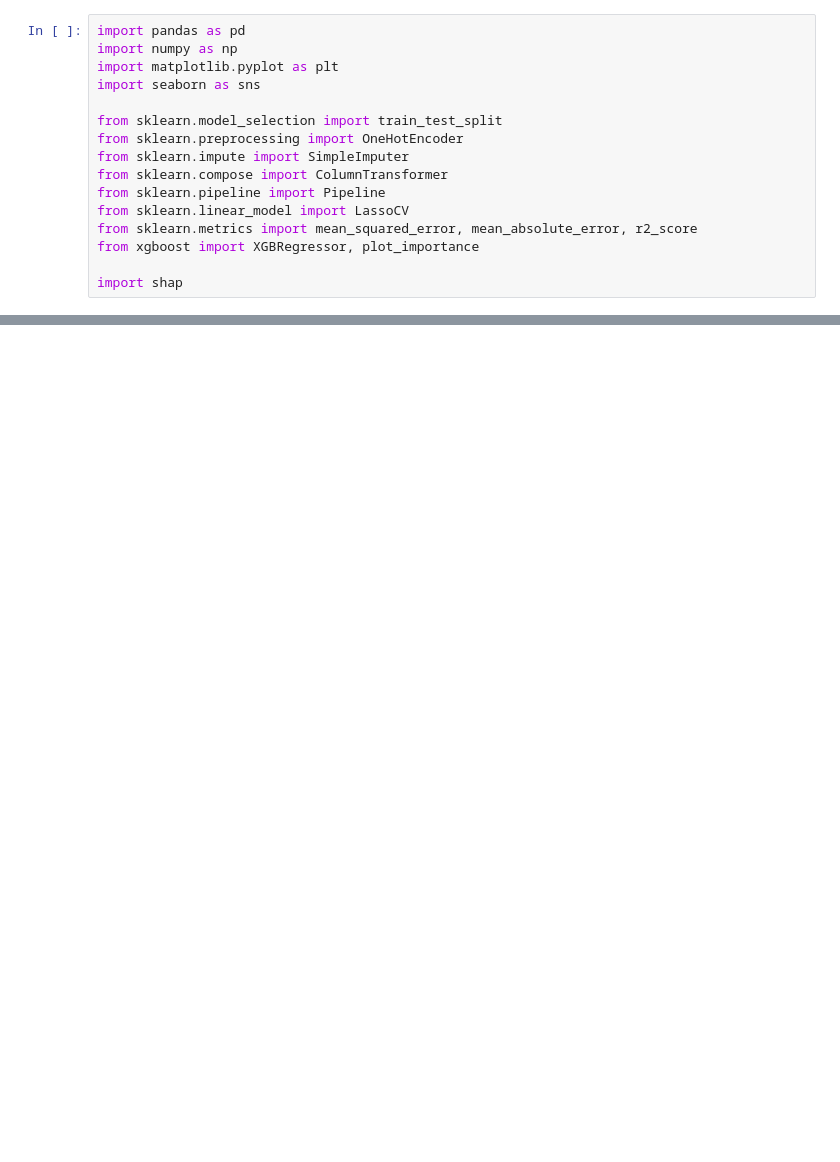
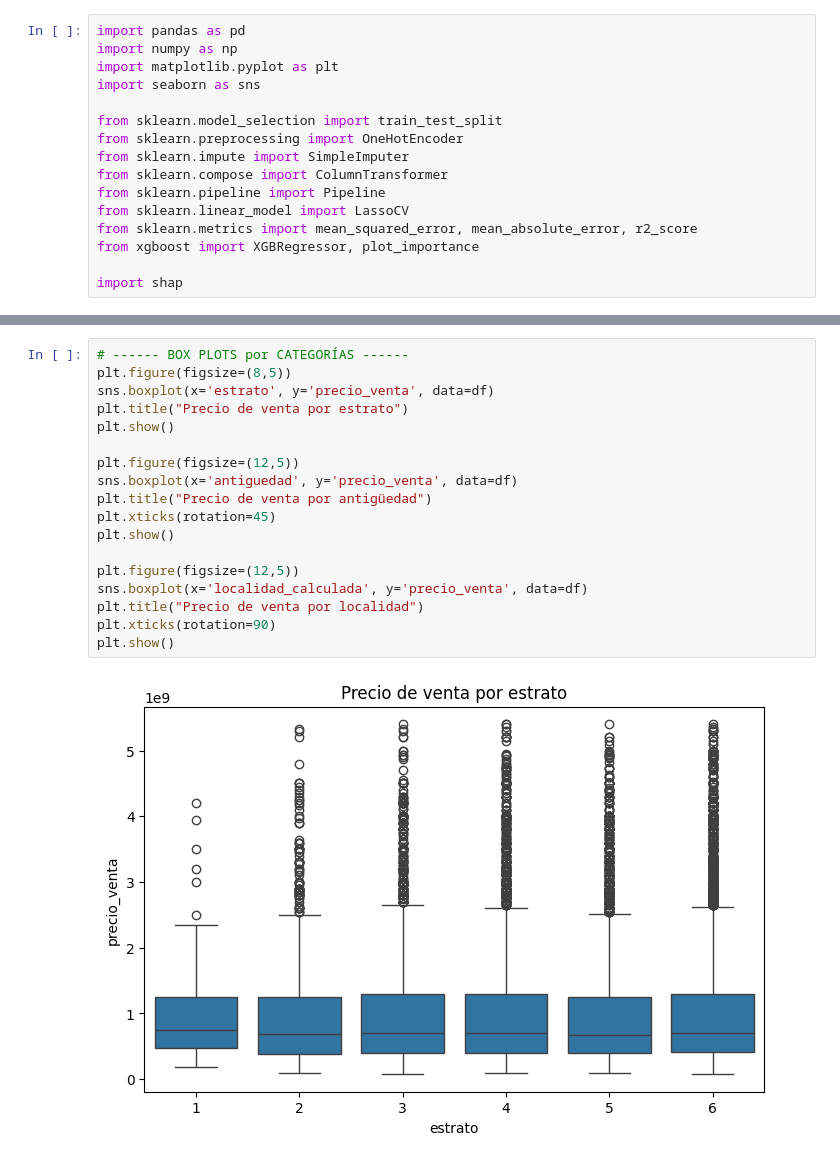
Before and after one commit to thordickinson/maestria-ia, a Jupyter notebook: indexador-py/notebooks/3.1.analisis_datos_aumentados.ipynb, the cells around one changed output, grey strips where cells are left out. Saved outputs shown, nothing was run; the diff lists cells and outputs as text; blank space fills up the shorter version.

```diff
--- a/indexador-py/notebooks/3.1.analisis_datos_aumentados.ipynb
+++ b/indexador-py/notebooks/3.1.analisis_datos_aumentados.ipynb
@@ -48,0 +40,20 @@ plt.show()
+# %%
+# ------ BOX PLOTS por CATEGORÍAS ------
+plt.figure(figsize=(8,5))
+sns.boxplot(x='estrato', y='precio_venta', data=df)
+plt.title("Precio de venta por estrato")
+plt.show()
+
+plt.figure(figsize=(12,5))
+sns.boxplot(x='antiguedad', y='precio_venta', data=df)
+plt.title("Precio de venta por antigüedad")
+plt.xticks(rotation=45)
+plt.show()
+
+plt.figure(figsize=(12,5))
+sns.boxplot(x='localidad_calculada', y='precio_venta', data=df)
+plt.title("Precio de venta por localidad")
+plt.xticks(rotation=90)
+plt.show()
+# %% [output]
+[figure, added]
```
Also changed, not shown: parts of 7 cells of this notebook, 13 other files.
